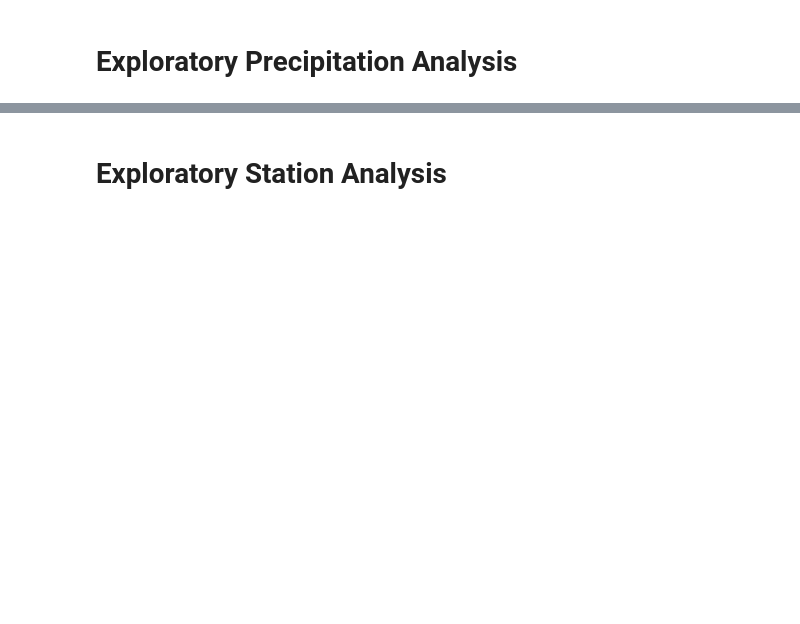
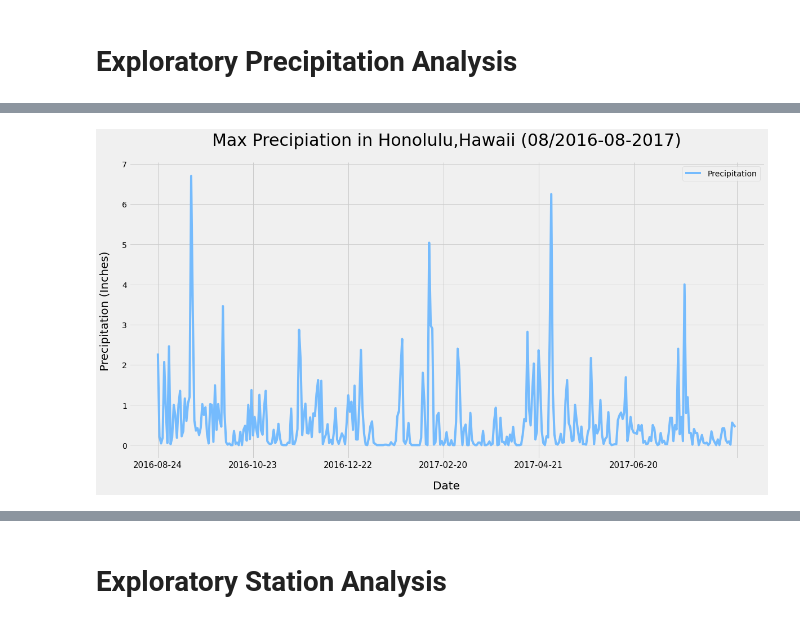
Before and after one commit to oh-be/SQLAlchemy-Challenge, a Jupyter notebook: climate_starter.ipynb, the cells around one changed output, grey strips where cells are left out. Drawn from its saved outputs; the diff is of its cells as text; code cells hidden in the pictures; blank space fills up the shorter version.

```diff
--- a/climate_starter.ipynb
+++ b/climate_starter.ipynb
@@ -37,15 +45,5 @@ engine = create_engine("sqlite:///hawaii.sqlite")
 # Starting from the most recent data point in the database.
 
 # Calculate the date one year from the last date in data set.
-
-
-# Perform a query to retrieve the data and precipitation scores
-
-
-# Save the query results as a Pandas DataFrame and set the index to the date column
-
-
-# Sort the dataframe by date
-
-
-# Use Pandas Plotting with Matplotlib to plot the data
+lastyear = dt.date(2017,8,23) - dt.timedelta(days=365)
+lastyear
@@ -51,0 +52,4 @@ engine = create_engine("sqlite:///hawaii.sqlite")
+# %%
+# Perform a query to retrieve the data and precipitation scores
+ly_prcp=(session.query(measurement.date,func.max(measurement.prcp)).filter(func.strftime('%Y-%m-%d',measurement.date) > lastyear).group_by(measurement.date).all())
+ly_prcp
@@ -51,0 +74,5 @@ engine = create_engine("sqlite:///hawaii.sqlite")
+# %%
+# Save the query results as a Pandas DataFrame and set the index to the date column
+df = pd.DataFrame(ly_prcp, columns=["date","prcp"])
+df.set_index("date", inplace=True)
+df
@@ -51,0 +94,4 @@ engine = create_engine("sqlite:///hawaii.sqlite")
+# %%
+# Sort the dataframe by date
+df = df.sort_values('date')
+df
@@ -52,2 +113,20 @@ engine = create_engine("sqlite:///hawaii.sqlite")
+# %%
+# Use Pandas Plotting with Matplotlib to plot the data
+from matplotlib.pylab import rcParams
+df.plot(xticks=(0,60,120,180,240,300,365),
+        color="xkcd:sky blue")
+rcParams['figure.figsize'] = 15,7
+rcParams['axes.spines.top'] = False
+rcParams['axes.spines.right'] = False
+L=plt.legend()
+L.get_texts()[0].set_text('Precipitation')
+plt.xlabel("Date",labelpad=20, fontsize=20)
+plt.xticks(fontsize=15)
+plt.ylabel("Precipitation (Inches)", labelpad=20, fontsize=20)
+plt.title("Max Precipiation in Honolulu,Hawaii (08/2016-08-2017)", fontsize=30, pad=30)
+plt.savefig("Images/precipitation.png")
+plt.show();
+# %% [output]
+[figure, added]
 # %%
 # Use Pandas to calcualte the summary statistics for the precipitation data
```
Also changed, not shown: parts of 17 cells of this notebook, 8 other files.
